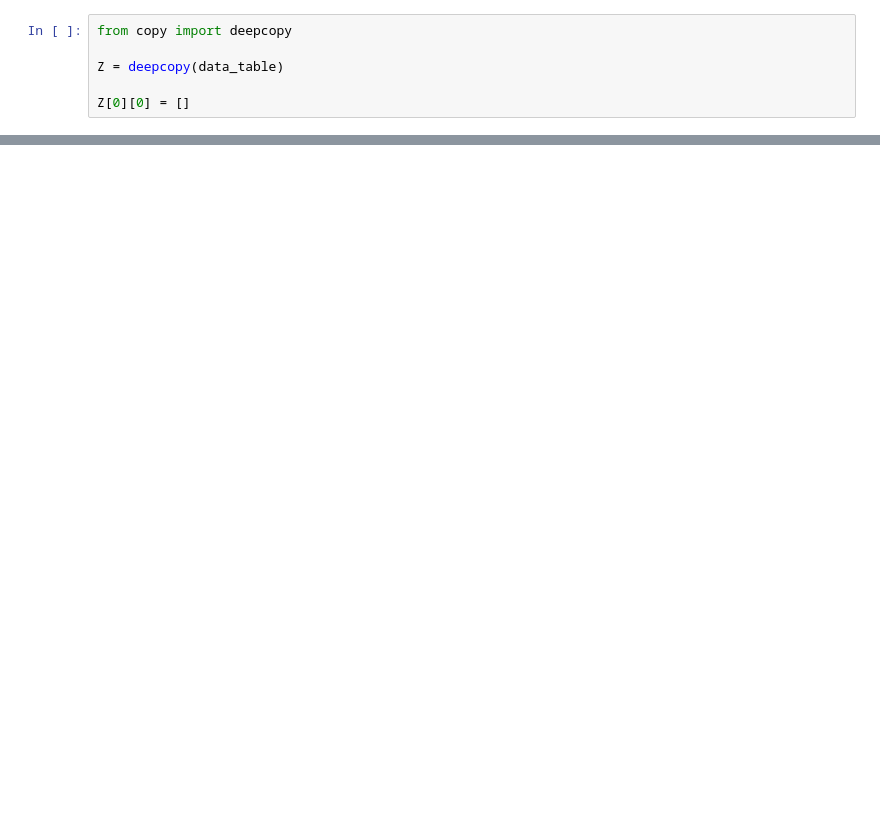
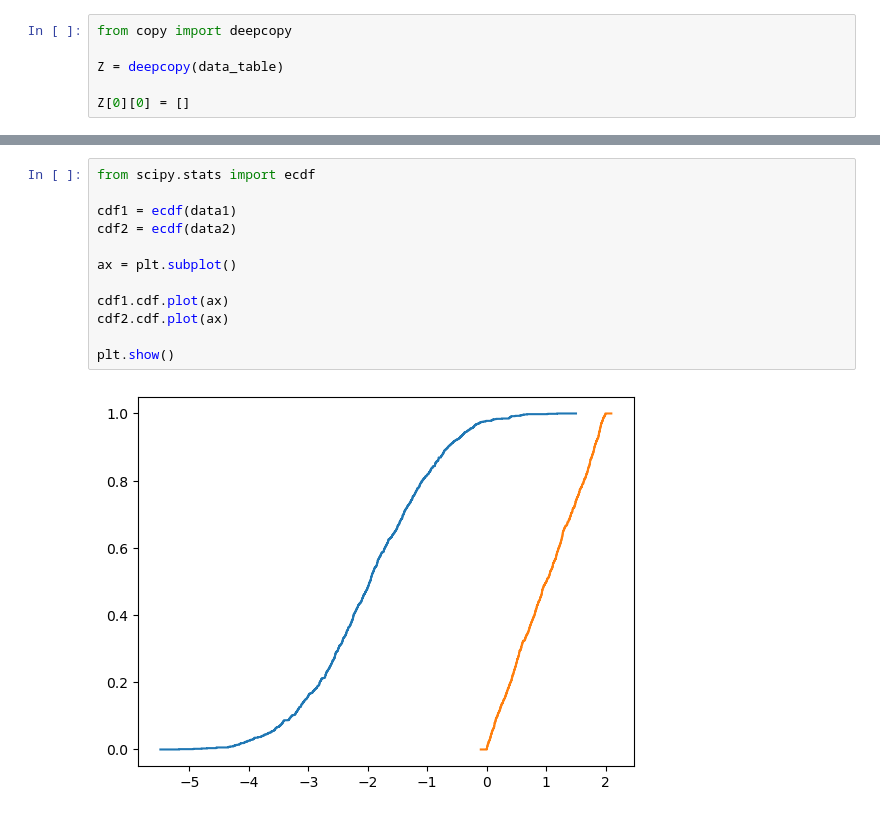
Before and after one commit to jacobf18/Dist-NN, a Jupyter notebook: nearest_neighbors.ipynb, the cells around one changed output, grey strips where cells are left out. Cells and saved outputs as stored; diff of their text form; blank space fills up the shorter version.

```diff
--- a/nearest_neighbors.ipynb
+++ b/nearest_neighbors.ipynb
@@ -117,0 +240,14 @@ Z[0][0] = []
+# %%
+from scipy.stats import ecdf
+
+cdf1 = ecdf(data1)
+cdf2 = ecdf(data2)
+
+ax = plt.subplot()
+
+cdf1.cdf.plot(ax)
+cdf2.cdf.plot(ax)
+
+plt.show()
+# %% [output]
+[figure, added]
```
Also changed, not shown: parts of 45 cells of this notebook, 1 other file.
